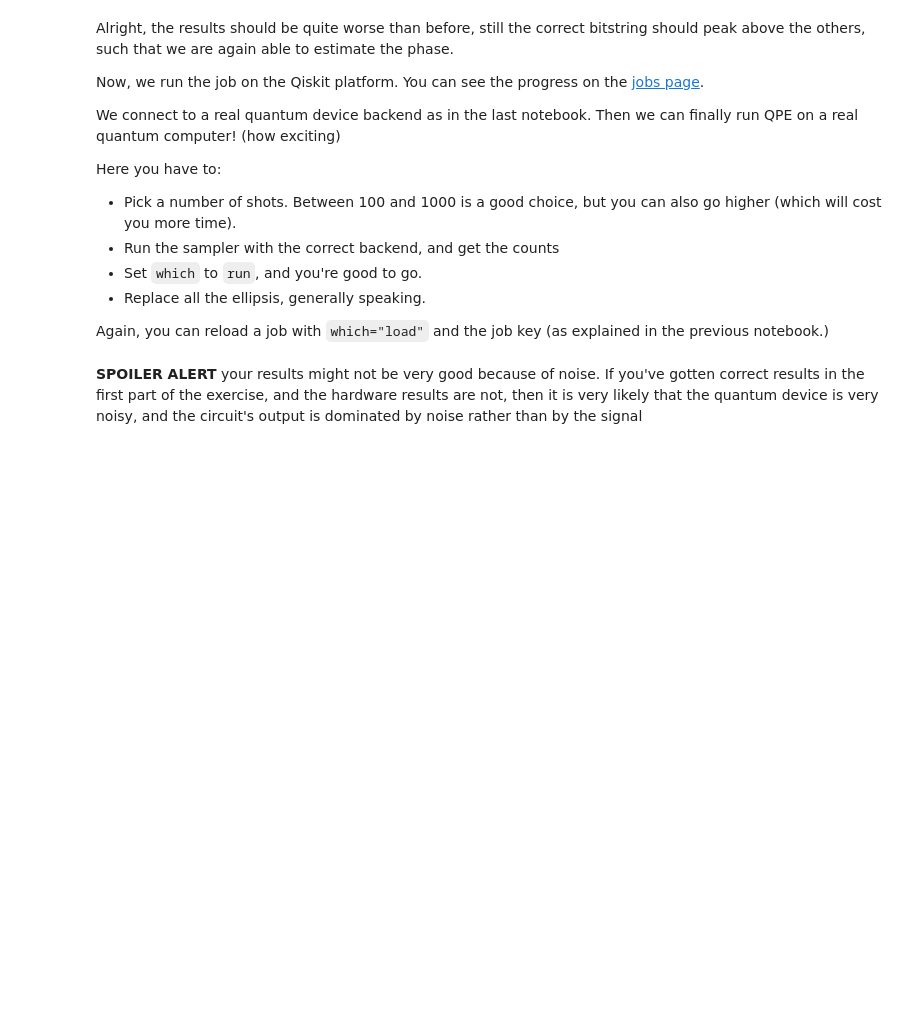
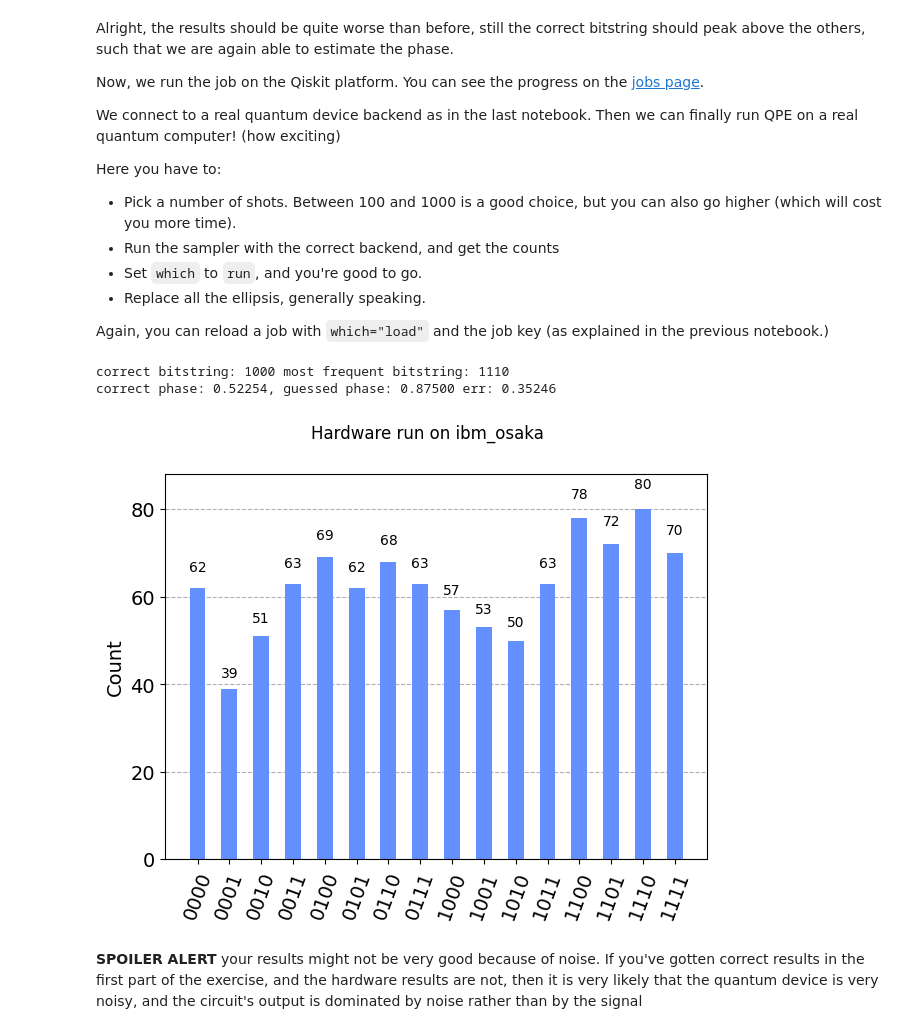
Before and after one commit to RicemanBoy/Qiskit, a Jupyter notebook: 08_ibm_qpe.ipynb, the cells around one changed output. Cells and saved outputs as stored; diff of their text form; code cells hidden in the pictures; blank space fills up the shorter version.

```diff
--- a/08_ibm_qpe.ipynb
+++ b/08_ibm_qpe.ipynb
@@ -296,24 +303,29 @@ Again, you can reload a job with `which="load"` and the job key (as explained in
 # %%
 real_backend = service.least_busy(
     simulator=False, operational=True, min_num_qubits=r1 + r2
 )
 
-n_shots = ...
-which = ...
+n_shots = 1000
+which = "load"
 
 if which == "run":
-    real_job = ...
+    real_job = backend_sample(backend=real_backend, circuit=circ , n_shots=n_shots)
 elif which == "load":
-    job_key = ...
+    job_key = "ct3b2d98t340008xhbag"
     real_job = service.job(job_key)
 else:
     raise ValueError(f"Expected 'run' or 'load', got: {which}")
 
-real_counts = ...
+real_counts = get_counts_from_job(real_job)
+
 real_computed_phase, real_output_bitstring, real_fig = phase_from_counts(real_counts)
 print_info(target_phase, real_computed_phase, real_output_bitstring, correct_bitstring)
 real_fig.suptitle(f"Hardware run on {real_job._backend.name}")
 real_fig
+# %% [output]
+correct bitstring: 1000 most frequent bitstring: 1110
+correct phase: 0.52254, guessed phase: 0.87500 err: 0.35246
+[figure, added]
 # %% [markdown]
 **SPOILER ALERT** your results might not be very good because of noise. If you've gotten correct results in the first part of the exercise, and the hardware results are not, then it is very likely that the quantum device is very noisy, and the circuit's output is dominated by noise rather than by the signal
 # %% [markdown]
```
Also changed, not shown: parts of 7 cells of this notebook, 2 other files.
